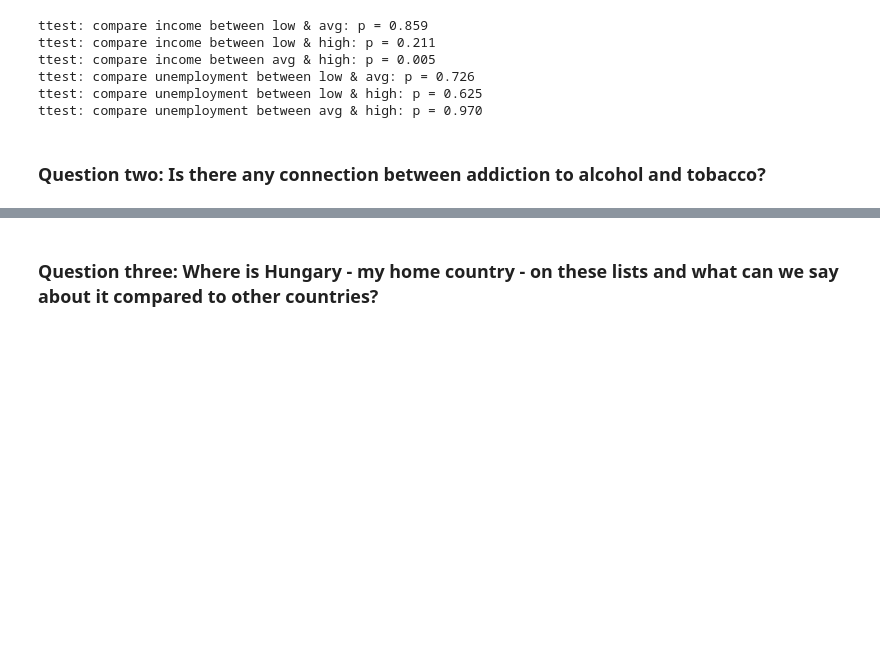
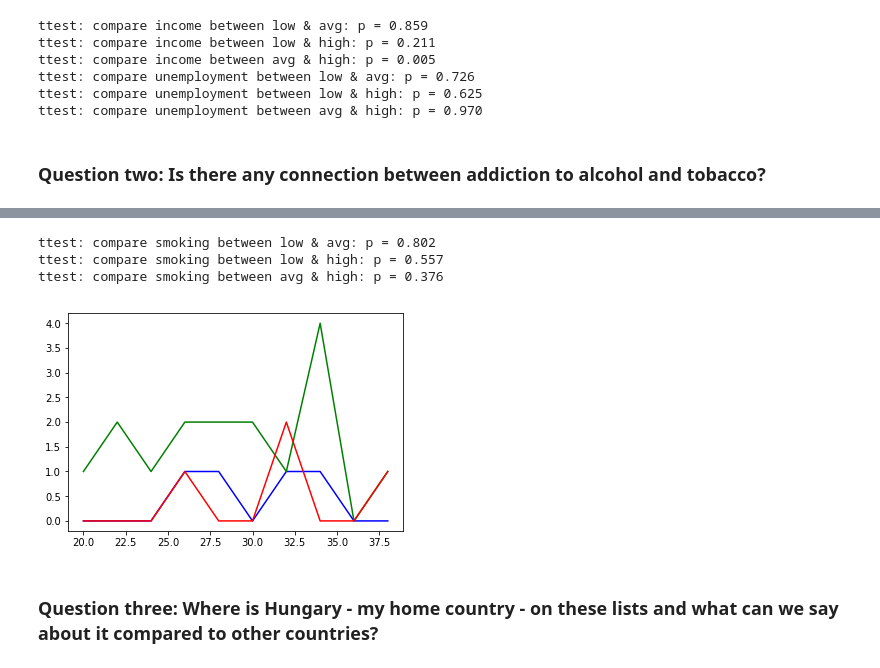
Before and after one commit to sborde/udacity-dand, a Jupyter notebook: P2_IntroToDataAnalysis/IntroToDataAnalysis_FinalProject.ipynb, the cells around one changed output, grey strips where cells are left out. Cells and saved outputs as stored; diff of their text form; code cells hidden in the pictures; blank space fills up the shorter version.

```diff
--- a/P2_IntroToDataAnalysis/IntroToDataAnalysis_FinalProject.ipynb
+++ b/P2_IntroToDataAnalysis/IntroToDataAnalysis_FinalProject.ipynb
@@ -278,2 +307,25 @@ ttest: compare unemployment between avg & high: p = 0.970
+# %%
+plt.figure()
+for group in levels :
+    current_group = df.loc[countries_by_class[group]]
+
+    y, binedges = np.histogram(current_group.loc[:, 'smoking'], range=(20,40), bins=10)
+    plt.plot(binedges[:-1], y, color=level_colors[group])
+
+
+
+for g1 in range(0, len(levels)-1) :
+        group1_name = levels[g1]
+        group1 = countries_by_class[group1_name]
+        for g2 in range(g1+1, len(levels)) :
+            group2_name = levels[g2]
+            group2 = countries_by_class[group2_name]
+            (t, p) = sts.ttest_ind(df.loc[group1, 'smoking'], df.loc[group2, 'smoking'])
+            print('ttest: compare {3} between {0} & {1}: p = {2:.3f}'.format(group1_name, group2_name, p, 'smoking'))
+# %% [output]
+ttest: compare smoking between low & avg: p = 0.802
+ttest: compare smoking between low & high: p = 0.557
+ttest: compare smoking between avg & high: p = 0.376
+[figure, added]
 # %% [markdown]
 ### Question three: Where is Hungary - my home country - on these lists and what can we say about it compared to other countries?
```
Also changed, not shown: parts of 13 cells of this notebook, 2 other files.
